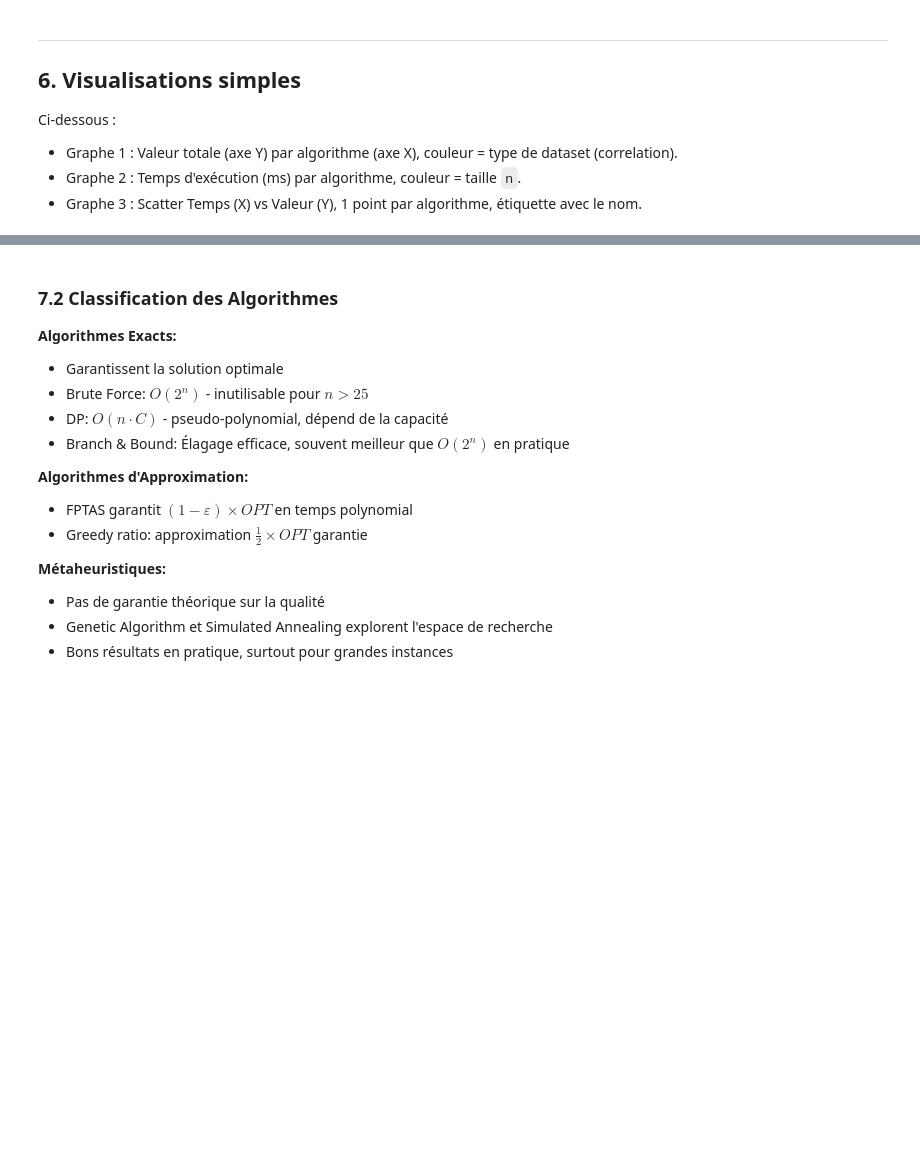
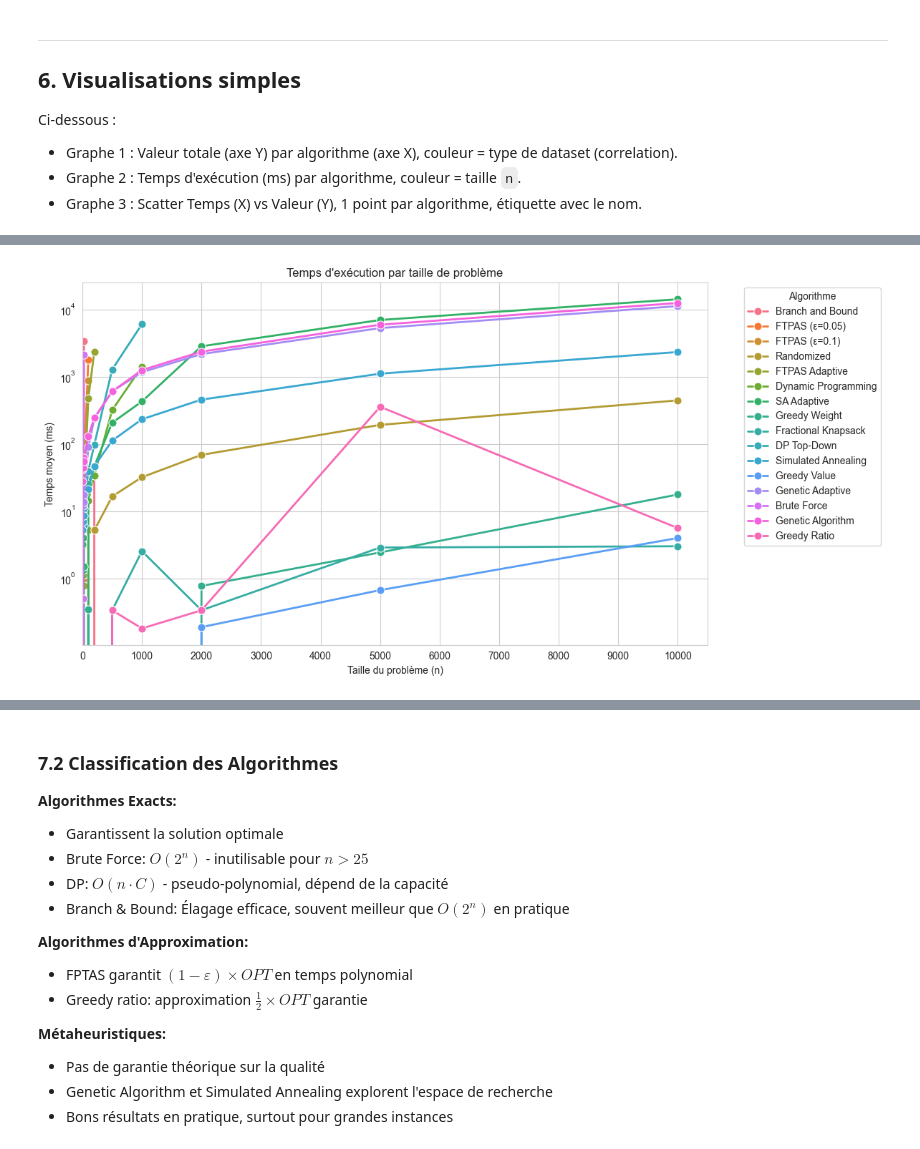
Before and after one commit to 777Arman/projet_advanced_algo, a Jupyter notebook: algo/knapsack_project.ipynb, the cells around one changed output, grey strips where cells are left out. Drawn from its saved outputs; the diff is of its cells as text; code cells hidden in the pictures; blank space fills up the shorter version.

```diff
--- a/algo/knapsack_project.ipynb
+++ b/algo/knapsack_project.ipynb
@@ -1120,8 +1425,11 @@ ALL_ALGORITHMS = [
 ]
 
 
-def should_run_algorithm(algo_name, n, max_n):
-    """Détermine si un algorithme doit être exécuté selon la taille"""
+def should_run_algorithm(algo_name, n, max_n, correlation=None):
+    """Détermine si un algorithme doit être exécuté selon la taille et la corrélation"""
+    # Brute Force uniquement sur low_dimension
+    if algo_name == 'Brute Force' and correlation != 'low_dimension':
+        return False
     return n <= max_n
 
 
@@ -1163,7 +1471,7 @@ def run_benchmark(benchmark_info, algorithms=None, timeout=300):
                     'skipped': True,
                     'reason': f'timeout (>{timeout}s)'
                 }
-                print(f"  ⏱️  {algo_name}: timeout ({elapsed:.1f}s)")
+                print(f"{algo_name}: timeout ({elapsed:.1f}s)")
                 continue
 
             # Vérifier si algo a retourné None (protection interne)
@@ -1247,8 +1555,11 @@ def run_all_benchmarks():
             # Tester chaque algorithme
             for algo_name, algo_func, max_n in ALL_ALGORITHMS:
                 # Vérifier si on doit exécuter cet algo
-                if problem.n > max_n:
-                    print(f"  SKIP {algo_name}: n={problem.n} > max_n={max_n}")
+                if not should_run_algorithm(algo_name, problem.n, max_n, bench_info['correlation']):
+                    if algo_name == 'Brute Force' and bench_info['correlation'] != 'low_dimension':
+                        print(f"  SKIP {algo_name}: uniquement sur low_dimension")
+                    else:
+                        print(f"  SKIP {algo_name}: n={problem.n} > max_n={max_n}")
                     continue
 
                 try:
@@ -1322,7 +1633,7 @@ def run_all_benchmarks():
     # Sauvegarder
     try:
         df.to_csv('benchmark_results.csv', index=False)
-        print("💾 Résultats sauvegardés: 'benchmark_results.csv'")
+        print("Résultats sauvegardés: 'benchmark_results.csv'")
 
         # Afficher un résumé
         print(f"\nRésumé:")
@@ -1382,25 +1713,33 @@ else:
 # %%
 # Graphique 2 : Temps d'exécution par taille n
 if results_df is not None:
     df = results_df.copy()
 
     # Moyenne du temps par algorithme et taille n
     agg_time = df.groupby(['algorithm', 'n'])['time_ms'].mean().reset_index()
 
     # Trier par n
     agg_time = agg_time.sort_values('n')
 
     plt.figure(figsize=(12,6))
 
     # Utiliser lineplot avec algorithme comme hue (couleur)
     sns.lineplot(data=agg_time, x='n', y='time_ms', hue='algorithm', marker='o', palette='husl', linewidth=2, markersize=8)
 
     plt.xlabel('Taille du problème (n)')
     plt.ylabel('Temps moyen (ms)')
-    plt.title('Temps d\'exécution par taille de problème (couleur = algorithme)')
+    plt.title('Temps d\'exécution par taille de problème')
     plt.yscale('log')
+
+    # Axe X avec ticks tous les 1000
+    max_n = int(agg_time['n'].max())
+    plt.xticks(range(0, max_n + 1000, 1000))
+    plt.xlim(0, max_n + 500)
+
     plt.legend(title='Algorithme', bbox_to_anchor=(1.05,1), loc='upper left')
     plt.tight_layout()
     plt.show()
 else:
     print("results_df non chargé. Exécutez d'abord la cellule qui charge 'benchmark_results.csv'.")
+# %% [output]
+[figure, added]
```
Also changed, not shown: parts of 22 cells of this notebook, 38 other files.
